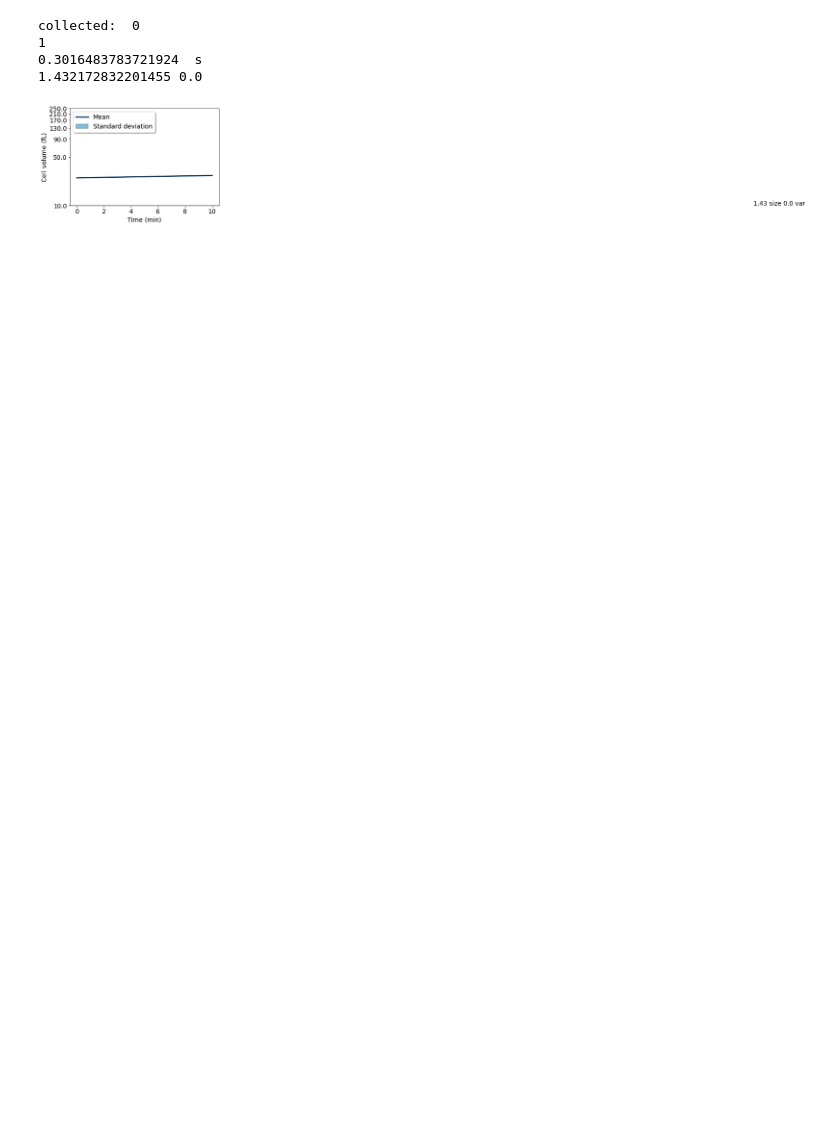
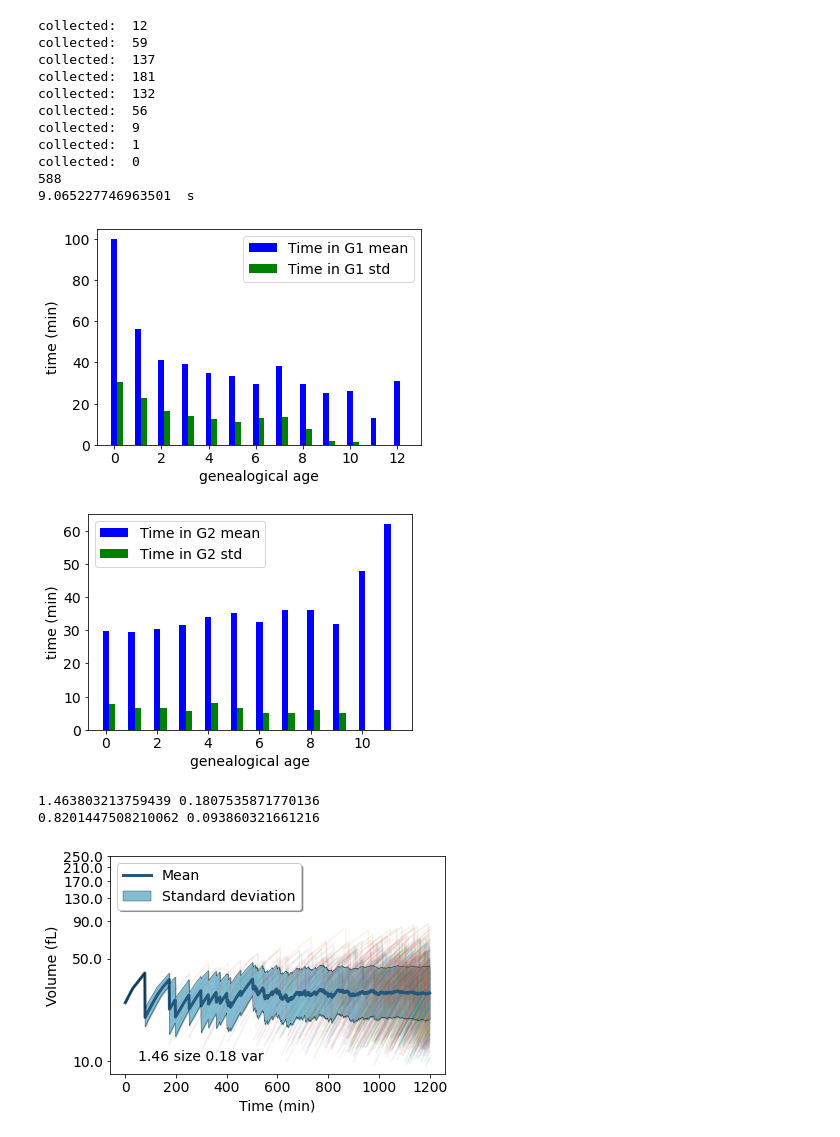
Before and after one commit to LPolczynski/Bachelor_Thesis, a Jupyter notebook: jupyter/thesis/Biomass_Growth_Model.ipynb, the cells around one changed output. Cells and saved outputs as stored; diff of their text form; code cells hidden in the pictures; blank space fills up the shorter version.

```diff
--- a/jupyter/thesis/Biomass_Growth_Model.ipynb
+++ b/jupyter/thesis/Biomass_Growth_Model.ipynb
@@ -135,7 +245,8 @@ def ODEs(X,t,p):
     dmCLN = -p[3]*X[0]
     dCln = p[1]*X[0]*X[4]*(X[5]+X[6])/(X[5]**1.5+X[6]**1.5) - p[4]*X[1]
     dmCLB = -p[5]*X[2]
-    dClb = p[2]*X[2]*X[4]*(X[5]+X[6])/(X[5]**1.5+X[6]**1.5) - p[6]*X[3]
+    dClb = p[2]*X[2]*X[4]*(X[5]+X[6])/(X[5]**1.5+X[6]**1.5)*(X[6]**1.5)/(X[5]**1.5+X[6]**1.5) - p[6]*X[3]
+
     dBR = p[0]*(p[7]/(p[7]+p[8]+p[9]))*X[4]*(X[5]+X[6])/(X[5]**1.5+X[6]**1.5)
     dAm = p[0]*(p[8]/(p[7]+p[8]+p[9]))*X[4]*(X[5]+X[6])/(X[5]**1.5+X[6]**1.5)
     dAd = p[0]*(p[9]/(p[7]+p[8]+p[9]))*X[4]*(X[5]+X[6])/(X[5]**1.5+X[6]**1.5)
@@ -207,7 +318,7 @@ class cell:
     def update_phase(self, t_step):
         daughter = None
         if self.phase==0:
-            if self.species['Cln'][self.lifetime]>=150:
+            if self.species['Cln'][self.lifetime]>=200:
                 self.phase=1
                 self.times_in_g1.append(self.t_in_g1)
                 self.ps=g2_parameters
@@ -273,42 +384,54 @@ from time import time
 def main():
 
     starttime = time()
-    pop = simulation(1,10)
+    pop = simulation(1,1200)
     stoptime = time()
     print(len(pop))
     print(stoptime-starttime,' s')
 
     save_dir = './BGM_sim/'
     filename_sim = 'plot'
     if not os.path.isdir(save_dir):
         os.makedirs(save_dir)
-    plot_X_life(pop, 'B_R', 'Time (min)', 'Cell volume (fL)', 'lifecycle_V_'+filename_sim+'.pdf', 1, 10000, False,save_dir)
-    Parallel(n_jobs=-1)(delayed(plot_species)(pop[cell_nr],save_dir,cell_nr) for cell_nr in range(len(pop)))
+    plot_G1(pop,save_dir)
+    plot_G2(pop,save_dir)
+    plot_X_life(pop,'B_R', 'Time (min)', 'Volume (fL)', 'lifecycle_V_'+filename_sim+'.pdf', 1, 10000, False,save_dir)
+    plot_Density_life(pop,'Time (min)', 'Cell Density (B/V)', 'lifecycle_B\V_'+filename_sim+'.pdf', 1, 10000, False,save_dir)
+    Parallel(n_jobs=-1)(delayed(plot_species)(pop[cell_nr],save_dir,cell_nr) for cell_nr in range(min(len(pop),10)))
 
 def simulation(init_number, duration):
     population = []
     old_daughters = [cell('init_species',duration,0) for i in range(init_number)]
     new_daughters = []
 
     while old_daughters:
         results = Parallel(n_jobs=-1)(delayed(c.simulate)() for c in old_daughters)
         population.extend([res[0] for res in results])
         daughters = [res[1] for res in results]
         for d_list in daughters:
             new_daughters.extend(d_list)
         print('collected: ',len(new_daughters))
         old_daughters=new_daughters
         new_daughters=[]
-        break
-
     return population
 
 
 if __name__=='__main__':
     main()
 # %% [output]
+collected:  12
+collected:  59
+collected:  137
+collected:  181
+collected:  132
+collected:  56
+collected:  9
+collected:  1
 collected:  0
-1
-0.3016483783721924  s
-1.432172832201455 0.0
+588
+9.065227746963501  s
-[figure, old version]
+[figure, new version]
+[figure, added]
+1.463803213759439 0.1807535871770136
+0.8201447508210062 0.093860321661216
+[figure, added]
```
Also changed, not shown: parts of 3 cells of this notebook, 4 other files.
